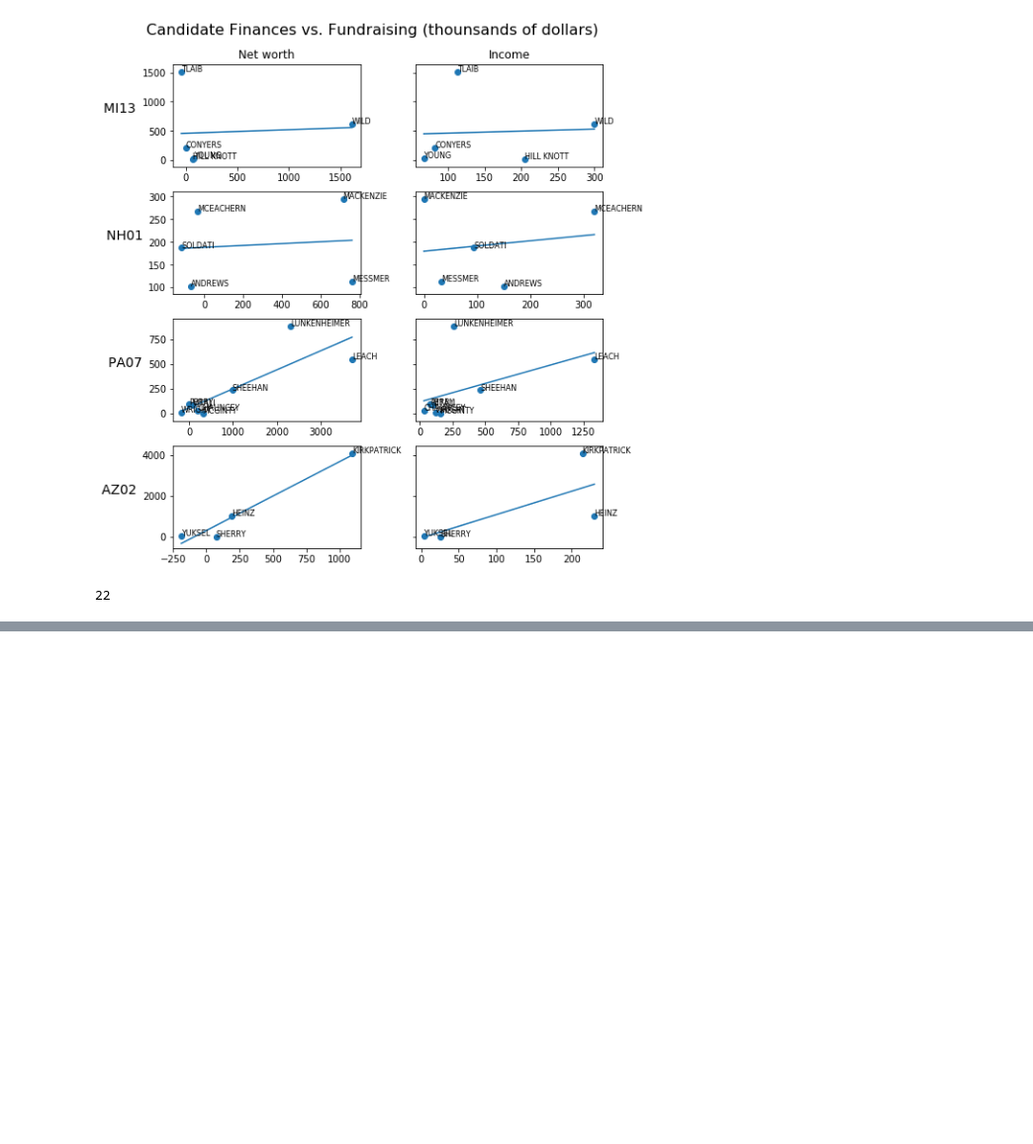
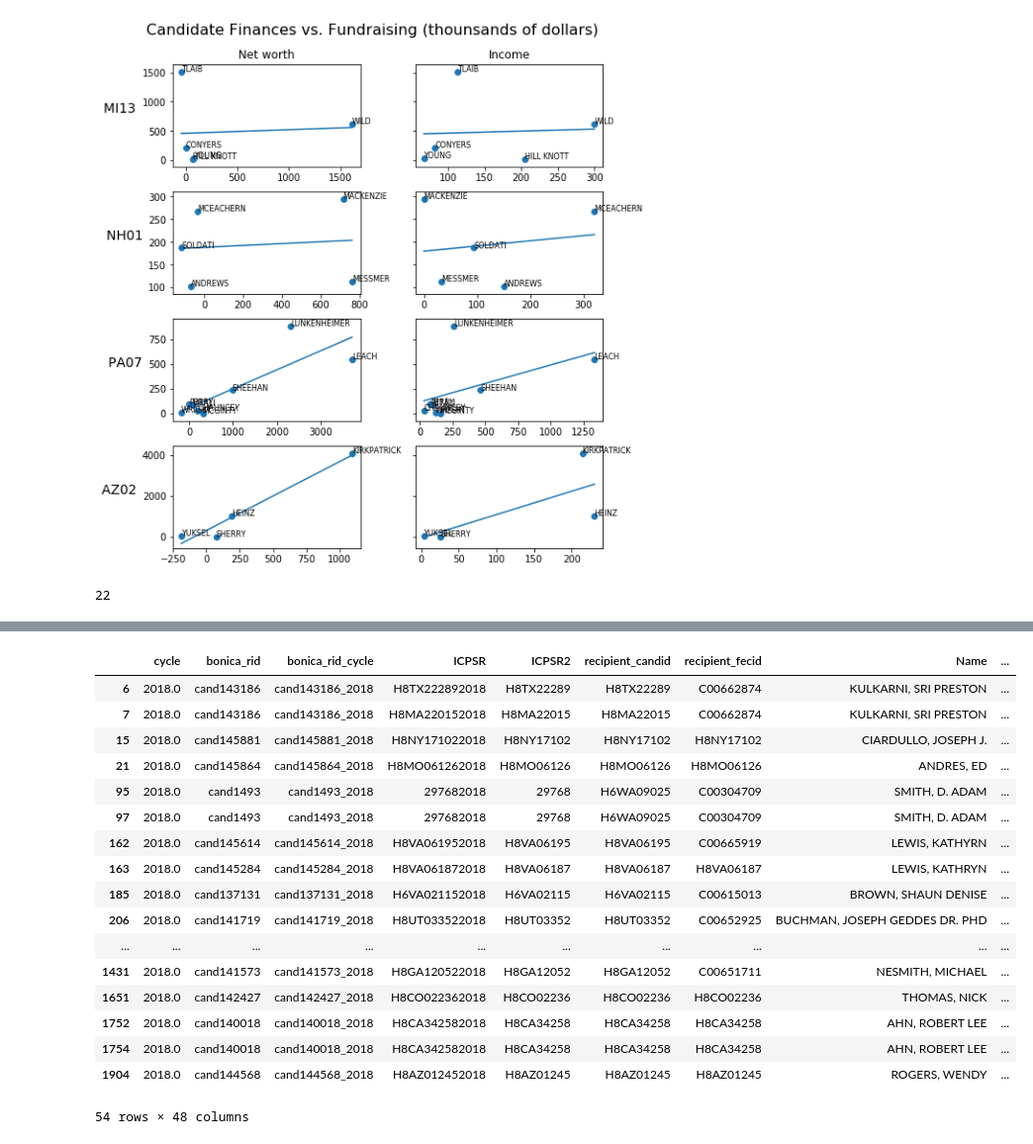
Before and after one commit to treybc/ddrl-honors, a Jupyter notebook: ipython/get_data_set.ipynb, the cells around one changed output, grey strips where cells are left out. Shown at 99% size. Saved outputs shown, nothing was run; the diff lists cells and outputs as text; code cells hidden in the pictures; blank space fills up the shorter version.

```diff
--- a/ipython/get_data_set.ipynb
+++ b/ipython/get_data_set.ipynb
@@ -298,0 +645,21 @@ print(len(manual_df))
+# %%
+df_merge[df_merge.duplicated(subset=['DocID'])]
+# %% [output]
+|  | cycle | bonica_rid | bonica_rid_cycle | ICPSR | ICPSR2 | recipient_candid | recipient_fecid | Name | ... |
+| 6 | 2018.0 | cand143186 | cand143186_2018 | H8TX222892018 | H8TX22289 | H8TX22289 | C00662874 | KULKARNI, SRI PRESTON | ... |
+| 7 | 2018.0 | cand143186 | cand143186_2018 | H8MA220152018 | H8MA22015 | H8MA22015 | C00662874 | KULKARNI, SRI PRESTON | ... |
+| 15 | 2018.0 | cand145881 | cand145881_2018 | H8NY171022018 | H8NY17102 | H8NY17102 | H8NY17102 | CIARDULLO, JOSEPH J. | ... |
+| 21 | 2018.0 | cand145864 | cand145864_2018 | H8MO061262018 | H8MO06126 | H8MO06126 | H8MO06126 | ANDRES, ED | ... |
+| 95 | 2018.0 | cand1493 | cand1493_2018 | 297682018 | 29768 | H6WA09025 | C00304709 | SMITH, D. ADAM | ... |
+| 97 | 2018.0 | cand1493 | cand1493_2018 | 297682018 | 29768 | H6WA09025 | C00304709 | SMITH, D. ADAM | ... |
+| 162 | 2018.0 | cand145614 | cand145614_2018 | H8VA061952018 | H8VA06195 | H8VA06195 | C00665919 | LEWIS, KATHYRN | ... |
+| 163 | 2018.0 | cand145284 | cand145284_2018 | H8VA061872018 | H8VA06187 | H8VA06187 | H8VA06187 | LEWIS, KATHRYN | ... |
+| 185 | 2018.0 | cand137131 | cand137131_2018 | H6VA021152018 | H6VA02115 | H6VA02115 | C00615013 | BROWN, SHAUN DENISE | ... |
+| 206 | 2018.0 | cand141719 | cand141719_2018 | H8UT033522018 | H8UT03352 | H8UT03352 | C00652925 | BUCHMAN, JOSEPH GEDDES DR. PHD | ... |
+| ... | ... | ... | ... | ... | ... | ... | ... | ... | ... |
+| 1431 | 2018.0 | cand141573 | cand141573_2018 | H8GA120522018 | H8GA12052 | H8GA12052 | C00651711 | NESMITH, MICHAEL | ... |
+| 1651 | 2018.0 | cand142427 | cand142427_2018 | H8CO022362018 | H8CO02236 | H8CO02236 | H8CO02236 | THOMAS, NICK | ... |
+| 1752 | 2018.0 | cand140018 | cand140018_2018 | H8CA342582018 | H8CA34258 | H8CA34258 | H8CA34258 | AHN, ROBERT LEE | ... |
+| 1754 | 2018.0 | cand140018 | cand140018_2018 | H8CA342582018 | H8CA34258 | H8CA34258 | H8CA34258 | AHN, ROBERT LEE | ... |
+| 1904 | 2018.0 | cand144568 | cand144568_2018 | H8AZ012452018 | H8AZ01245 | H8AZ01245 | H8AZ01245 | ROGERS, WENDY | ... |
+54 rows × 48 columns
```
Also changed, not shown: parts of 31 cells of this notebook, 2 other files.
